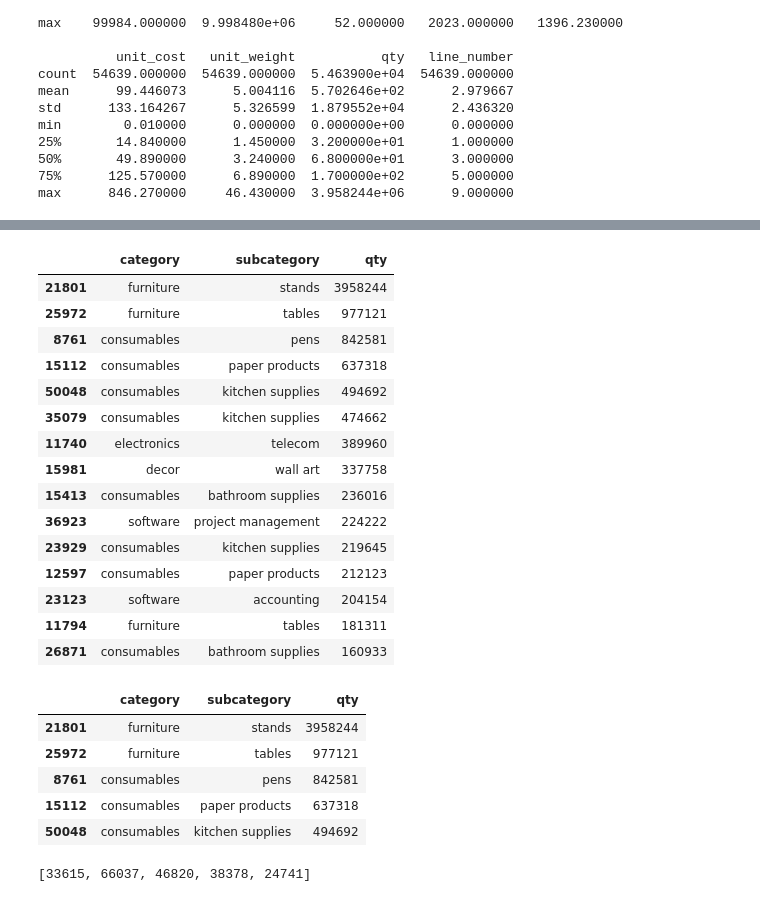
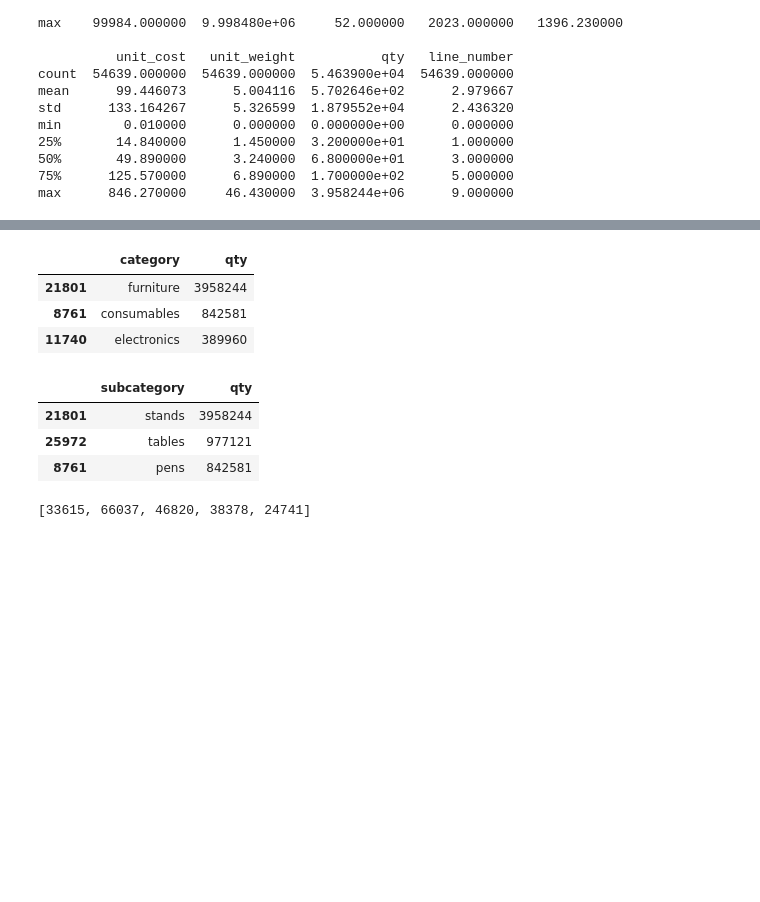
Before and after one commit to knox135/pandas-challenge-1, a Jupyter notebook: module_4_challenge.ipynb, the cells around one changed output, grey strips where cells are left out. Cells and saved outputs as stored; diff of their text form; code cells hidden in the pictures; blank space fills up the shorter version.

Commit message:
showing non duplicate answers

```diff
--- a/module_4_challenge.ipynb
+++ b/module_4_challenge.ipynb
@@ -65,3 +65,6 @@ max      846.270000     46.430000  3.958244e+06      9.000000
 # Use this space to do any additional research
 # and familiarize yourself with the data.
 df.sort_values(by=["qty"], ascending=False).head(3)
+category_names = df[[
+    "category", "subcategory", "qty"
+]]
@@ -73,39 +71,29 @@ df.sort_values(by=["qty"], ascending=False).head(3)
 # %%
 # What three item categories had the most entries?
 # df.sort_values(by=["qty"], ascending=False).head(3)
-category_quantity_names = df[[
-    "category", "subcategory", "qty"
+
+item_categories = category_names[[
+    "category", "qty"
 ]]
-category_quantity_names.sort_values(by=["qty"], ascending=False).head(15)
+item_categories.sort_values(by=["qty"], ascending=False).drop_duplicates(subset=["category"]).head(3)
 # %% [output]
-|  | category | subcategory | qty |
-| 21801 | furniture | stands | 3958244 |
-| 25972 | furniture | tables | 977121 |
-| 8761 | consumables | pens | 842581 |
-| 15112 | consumables | paper products | 637318 |
-| 50048 | consumables | kitchen supplies | 494692 |
-| 35079 | consumables | kitchen supplies | 474662 |
-| 11740 | electronics | telecom | 389960 |
-| 15981 | decor | wall art | 337758 |
-| 15413 | consumables | bathroom supplies | 236016 |
-| 36923 | software | project management | 224222 |
-| 23929 | consumables | kitchen supplies | 219645 |
-| 12597 | consumables | paper products | 212123 |
-| 23123 | software | accounting | 204154 |
-| 11794 | furniture | tables | 181311 |
-| 26871 | consumables | bathroom supplies | 160933 |
+|  | category | qty |
+| 21801 | furniture | 3958244 |
+| 8761 | consumables | 842581 |
+| 11740 | electronics | 389960 |
 # %%
 # For the category with the most entries,
 # which subcategory had the most entries?
-subcategory_quantity_names = category_quantity_names.sort_values(by=["qty"], ascending=False).head(15)
-subcategory_quantity_names.head()
+# subcategory_quantity_names = category_quantity_names.sort_values(by=["qty"], ascending=False)
+item_subcategories = category_names [[
+    "subcategory", "qty"
+]]
+item_subcategories.sort_values(by=["qty"], ascending=False).drop_duplicates(subset=["subcategory"]).head(3)
 # %% [output]
-|  | category | subcategory | qty |
-| 21801 | furniture | stands | 3958244 |
-| 25972 | furniture | tables | 977121 |
-| 8761 | consumables | pens | 842581 |
-| 15112 | consumables | paper products | 637318 |
-| 50048 | consumables | kitchen supplies | 494692 |
+|  | subcategory | qty |
+| 21801 | stands | 3958244 |
+| 25972 | tables | 977121 |
+| 8761 | pens | 842581 |
 # %%
 # Which five clients had the most entries in the data?
 # %%
```
Also changed, not shown: parts of 1 cell of this notebook.
